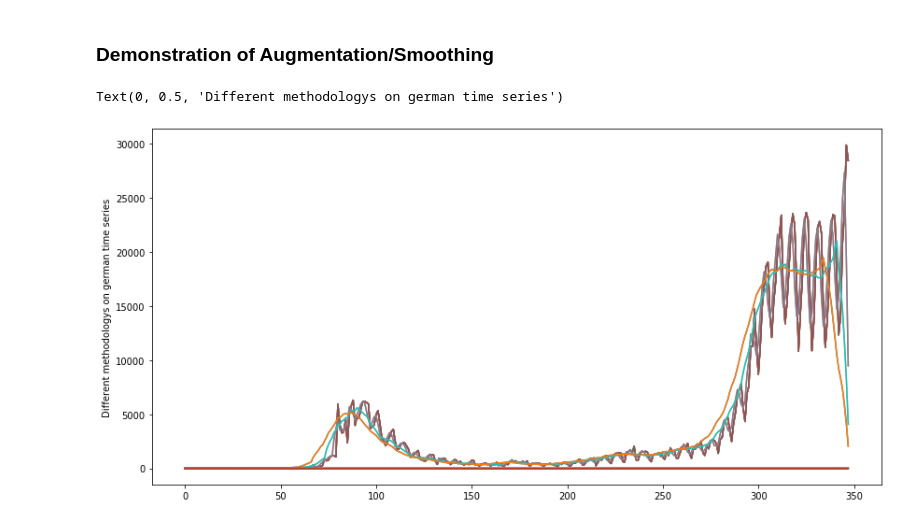
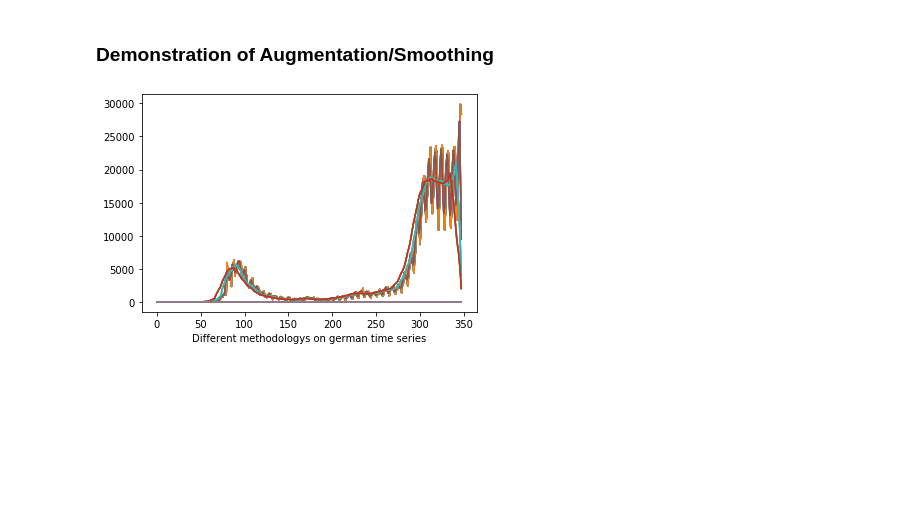
Before and after one commit to mlai-student/Lab2020-21ClusteringCovidData, a Jupyter notebook: notebooks/Tutorial.ipynb, the cells around one changed output. Cells and saved outputs as stored; diff of their text form; code cells hidden in the pictures; blank space fills up the shorter version.

```diff
--- a/notebooks/Tutorial.ipynb
+++ b/notebooks/Tutorial.ipynb
@@ -14,9 +18,8 @@ import pandas as pd
 # %%
 import os
 PROJECT_PATH = os.getcwd().replace("notebooks", "")
-DATA_GEN_FOLDER_NAME = "Dec-20-2020"
+DATA_GEN_FOLDER_NAME = "Dec-21-2020"
 DATASET_PATH = PROJECT_PATH + "data/" + DATA_GEN_FOLDER_NAME + "/"
-OVERVIEW_DATASET_PATH = DATASET_PATH + "overview.csv"
+OVERVIEW_DATASET_PATH = DATASET_PATH + "overview_filenames.csv"
 overview_df = pd.read_csv(OVERVIEW_DATASET_PATH)
-overview_df = overview_df[overview_df['do_data_augmentation'] == "no"]
 # %%
@@ -31,6 +46,6 @@ overview_df.head()
 # %%
 data = []
 for f in overview_df['filename']:
-    data.append((data_generation_visual.load_Examples_from_file(DATASET_PATH + str(f)), f))
+    data.append((load_Examples_from_file(DATASET_PATH + str(f)), f))
 # %%
 from tqdm import tqdm
@@ -76,10 +170,10 @@ for d in data:
     germany.append(list(filter(lambda snippet: snippet.country_id=="DEU", d[0].train_data))[0])
 # %%
 import matplotlib.pyplot as plt
-plt.figure(figsize=(14,7))
+plt.figure()
 for g in germany:
     plt.plot(g.time_series)
-plt.ylabel('Different methodologys on german time series')
+plt.xlabel('Different methodologys on german time series')
+plt.show()
 # %% [output]
-Text(0, 0.5, 'Different methodologys on german time series')
-[figure, old version]
+[figure, new version]
```
Also changed, not shown: parts of 11 cells of this notebook, 2 other files.
